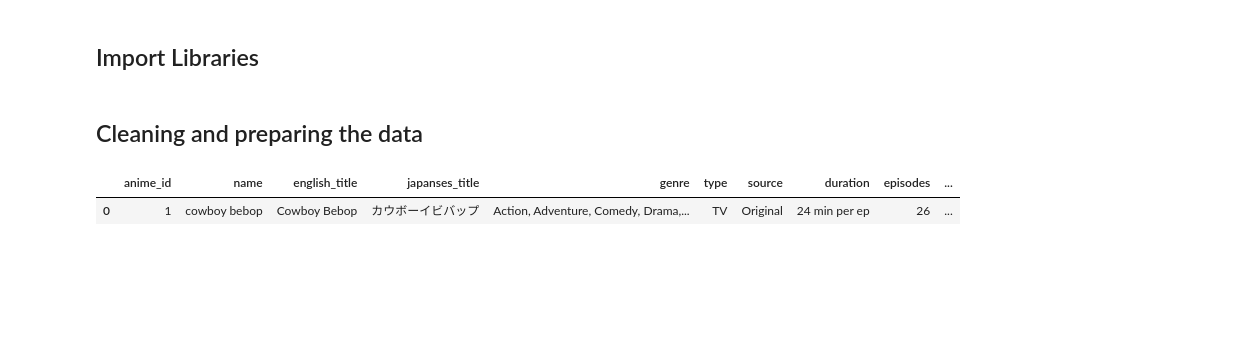
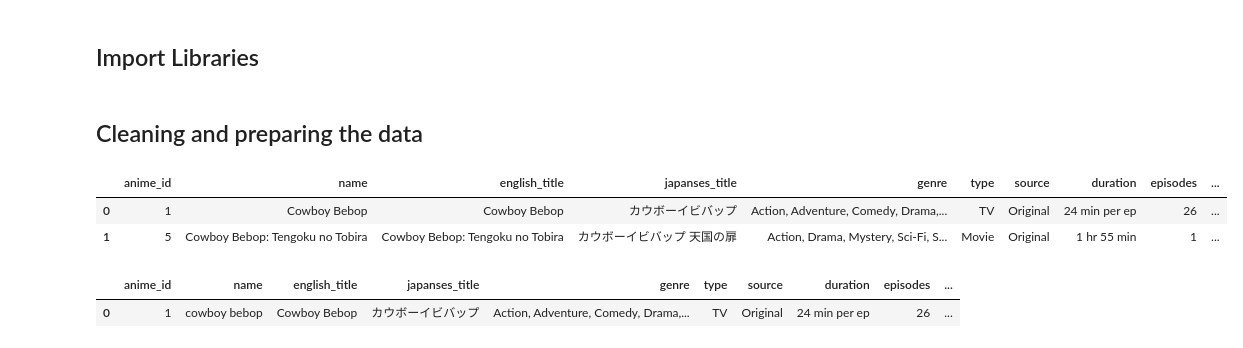
Before and after one commit to RealXun/Anime_recommendation_system, a Jupyter notebook: src/notebooks/unsupervised_content_based_filtered_filtered.ipynb, the cells around one changed output. Cells and saved outputs as stored; diff of their text form; code cells hidden in the pictures; blank space fills up the shorter version.

```diff
--- a/src/notebooks/unsupervised_content_based_filtered_filtered.ipynb
+++ b/src/notebooks/unsupervised_content_based_filtered_filtered.ipynb
@@ -65,5 +74,12 @@ from utils import training
 # %% [markdown]
 ## Cleaning and preparing the data
-# %%
-anime = pd.read_csv(processed_data + "/" + "anime_final.csv",sep=",")
+# %%
+anime = anime()
+rating = rating()
+# %%
+anime.head(2)
+# %% [output]
+|  | anime_id | name | english_title | japanses_title | genre | type | source | duration | episodes | ... |
+| 0 | 1 | Cowboy Bebop | Cowboy Bebop | カウボーイビバップ | Action, Adventure, Comedy, Drama,... | TV | Original | 24 min per ep | 26 | ... |
+| 1 | 5 | Cowboy Bebop: Tengoku no Tobira | Cowboy Bebop: Tengoku no Tobira | カウボーイビバップ 天国の扉 | Action, Drama, Mystery, Sci-Fi, S... | Movie | Original | 1 hr 55 min | 1 | ... |
 # %%
```
Also changed, not shown: parts of 9 cells of this notebook, 22 other files.
